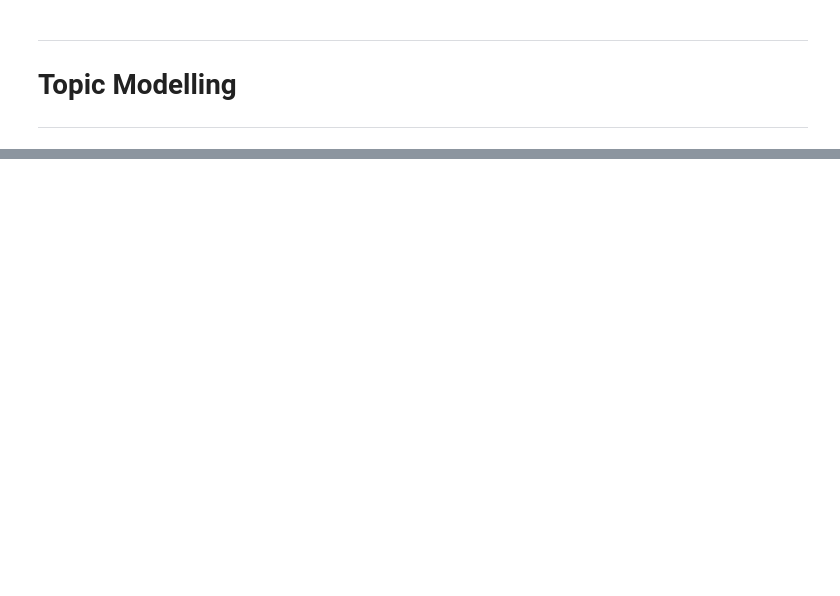
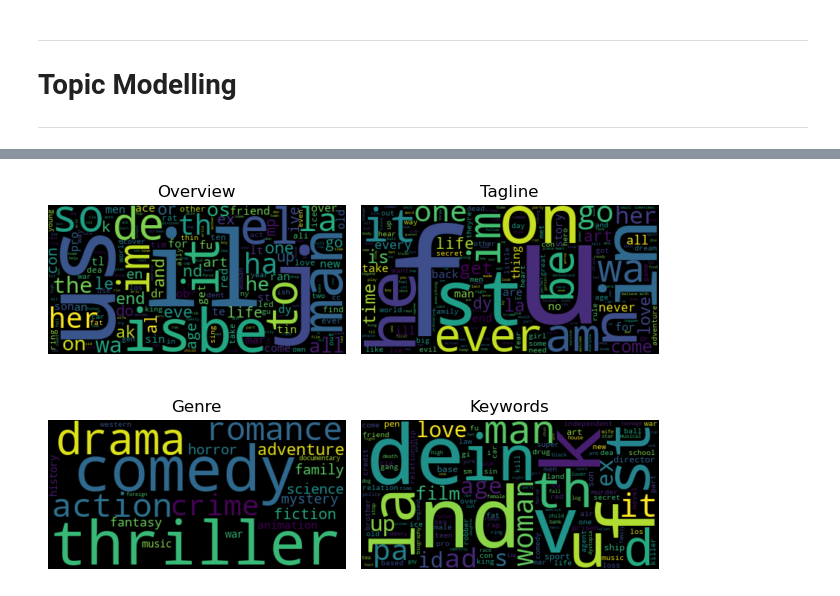
Before and after one commit to jennifer-dtu-2023/02807_project, a Jupyter notebook: merge_network_text.ipynb, the cells around one changed output, grey strips where cells are left out. Cells and saved outputs as stored; diff of their text form; code cells hidden in the pictures; blank space fills up the shorter version.

```diff
--- a/merge_network_text.ipynb
+++ b/merge_network_text.ipynb
@@ -369,0 +609,45 @@ df_tmdb_new
+# %%
+def frequency(TF_IDF_array, dictionary):
+    frequency_dict = {}
+    for i in range(0, len(dictionary)):
+        frequency_dict[dictionary[i]] = np.sum(TF_IDF_array[:,i])
+    return frequency_dict
+# %%
+#create dict with frequency of TF-IDF
+overviewFrequency = frequency(TF_IDF_overview, overview_dict)
+taglineFrequency = frequency(TF_IDF_tagline, tagline_dict)
+genreFrequency = frequency(TF_IDF_genre, genre_dict)
+keywordsFrequency = frequency(TF_IDF_keywords, keywords_dict)
+# %%
+#create wordclouds for TF-IDF
+overviewWordcloud = WordCloud().generate_from_frequencies(frequencies = overviewFrequency)
+taglineWordcloud = WordCloud().generate_from_frequencies(frequencies = taglineFrequency)
+genreWordcloud = WordCloud().generate_from_frequencies(frequencies = genreFrequency)
+keywordsWordcloud = WordCloud().generate_from_frequencies(frequencies = keywordsFrequency)
+# %%
+plt.subplots(nrows=2, ncols=2)
+plt.subplot(2, 2, 1)
+plt.imshow(overviewWordcloud, interpolation = 'bilinear')
+plt.axis("off")
+plt.title("Overview")
+
+plt.subplot(2, 2, 2)
+plt.imshow(taglineWordcloud, interpolation = 'bilinear')
+plt.axis("off")
+plt.title("Tagline")
+
+plt.subplot(2, 2, 3)
+plt.imshow(genreWordcloud, interpolation = 'bilinear')
+plt.axis("off")
+plt.title("Genre")
+
+plt.subplot(2, 2, 4)
+plt.imshow(keywordsWordcloud, interpolation = 'bilinear')
+plt.axis("off")
+plt.title("Keywords")
+
+
+plt.tight_layout()
+plt.show()
+# %% [output]
+[figure, added]
```
Also changed, not shown: parts of 41 cells of this notebook.
